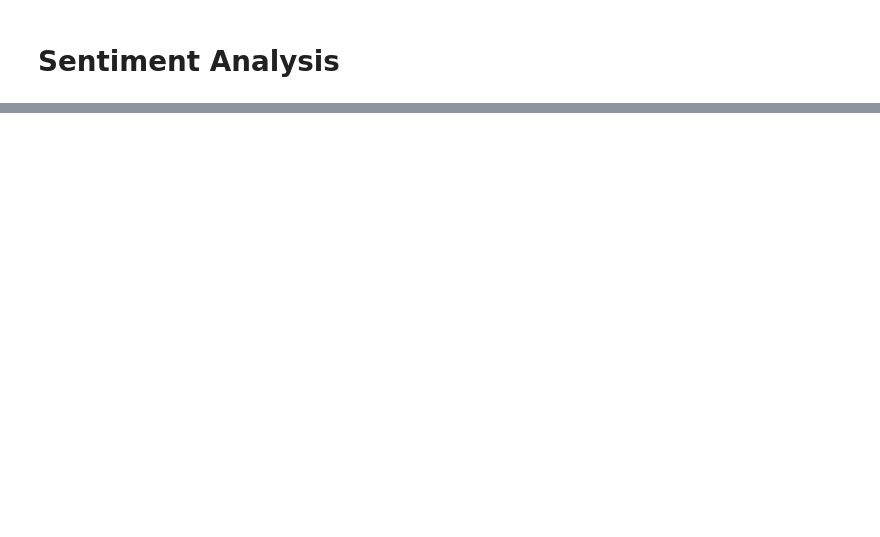
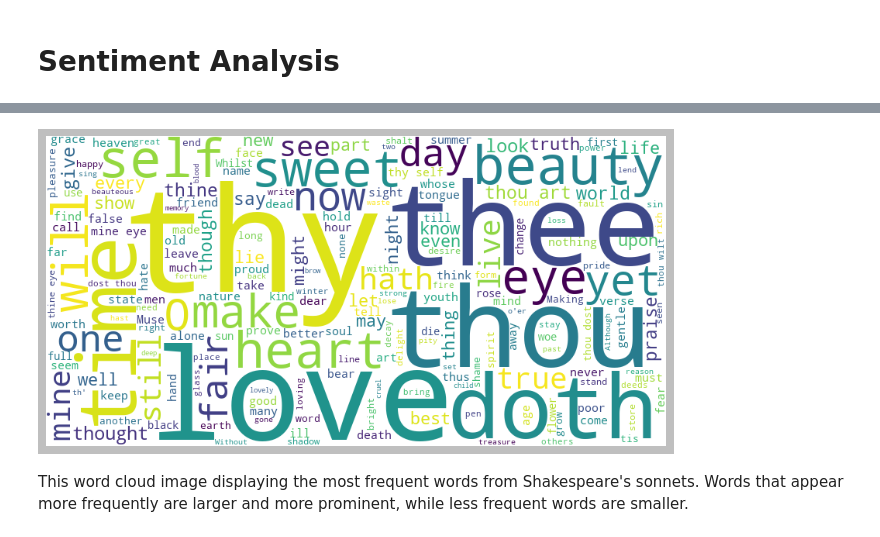
Before and after one commit to amyhuang0129/Dighum-101-Project, a Jupyter notebook: 101 project.ipynb, the cells around one changed output, grey strips where cells are left out. Saved outputs shown, nothing was run; the diff lists cells and outputs as text; code cells hidden in the pictures; blank space fills up the shorter version.

```diff
--- a/101 project.ipynb
+++ b/101 project.ipynb
@@ -170,0 +320,12 @@ Sentiment: Sentiment(polarity=-1.0, subjectivity=1.0)
+# %%
+def create_word_cloud(text):
+    wordcloud = WordCloud(width=800, height=400, background_color='white').generate(text)
+    plt.figure(figsize=(10, 5))
+    plt.imshow(wordcloud, interpolation='bilinear')
+    plt.axis('off')
+    plt.show()
+create_word_cloud(text)
+# %% [output]
+[figure, added]
+# %% [markdown]
+This word cloud image displaying the most frequent words from Shakespeare's sonnets. Words that appear more frequently are larger and more prominent, while less frequent words are smaller.
```
Also changed, not shown: parts of 32 cells of this notebook.
